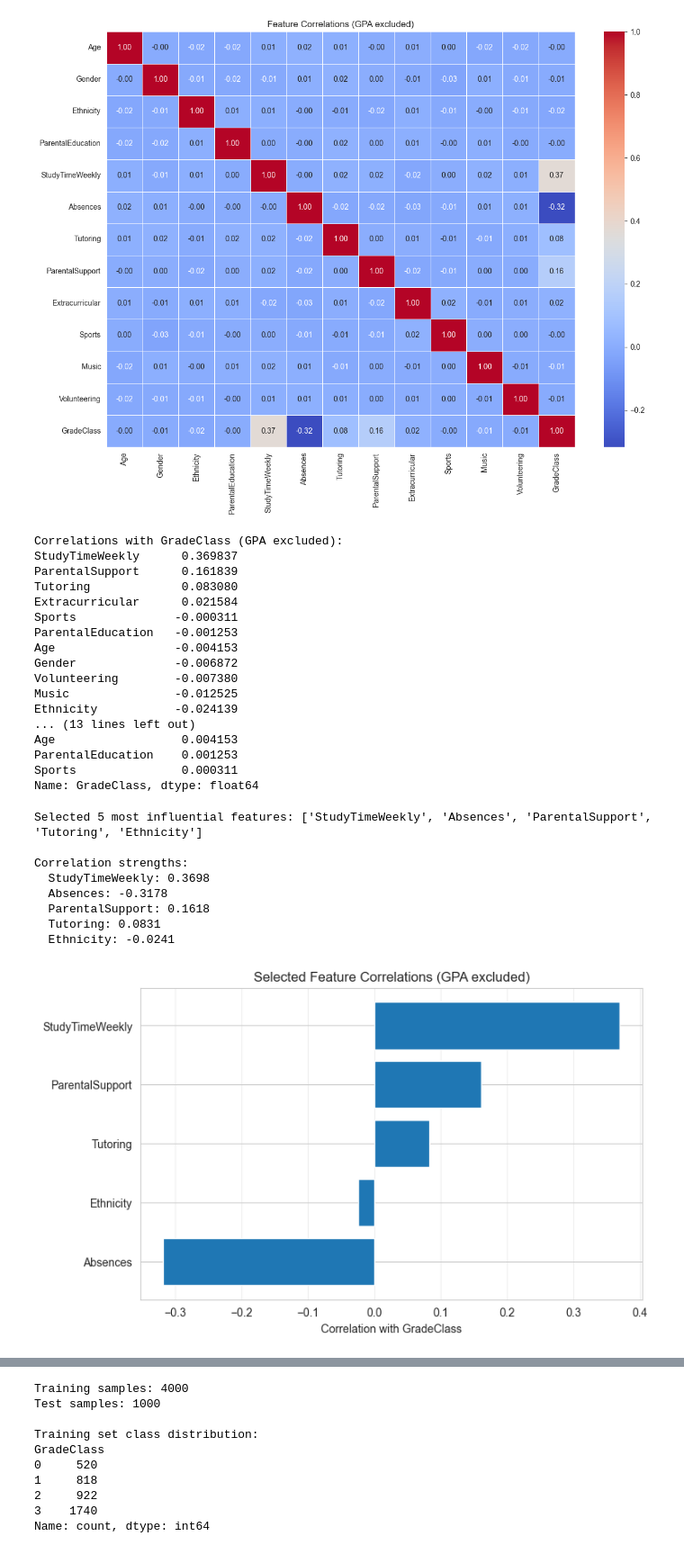
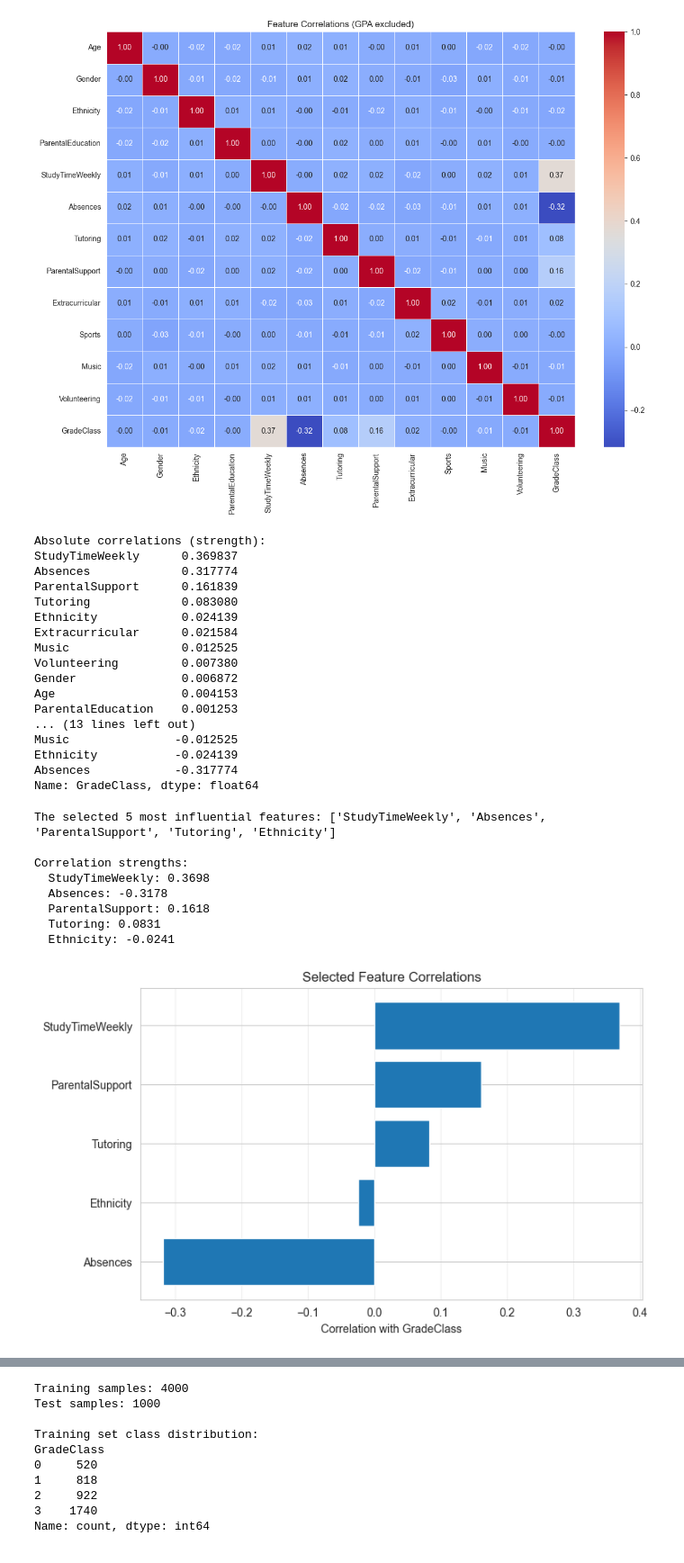
Before and after one commit to Ayanibar/Project_TAM400, a Jupyter notebook: Updated_TamProject.ipynb, the cells around one changed output, grey strips where cells are left out. Shown at 90% size. Cells and saved outputs as stored; diff of their text form; code cells hidden in the pictures.

```diff
--- a/Updated_TamProject.ipynb
+++ b/Updated_TamProject.ipynb
@@ -92,53 +82,53 @@ plt.show()
 features_for_corr = [col for col in df.columns if col not in ['GPA', 'StudentID', 'GradeClass']]
 correlations = df[features_for_corr + ['GradeClass']].corr()['GradeClass'].drop('GradeClass').sort_values(ascending=False)
 
-print("Correlations with GradeClass (GPA excluded):")
-print(correlations)
-
 print("\nAbsolute correlations (strength):")
 print(correlations.abs().sort_values(ascending=False))
+
+print("\nCorrelations with GradeClass (GPA excluded):")
+print(correlations)
 # %% [output]
-Correlations with GradeClass (GPA excluded):
+Absolute correlations (strength):
 StudyTimeWeekly      0.369837
+Absences             0.317774
 ParentalSupport      0.161839
 Tutoring             0.083080
+Ethnicity            0.024139
 Extracurricular      0.021584
-Sports              -0.000311
-ParentalEducation   -0.001253
-Age                 -0.004153
-Gender              -0.006872
-Volunteering        -0.007380
+Music                0.012525
+Volunteering         0.007380
+Gender               0.006872
+Age                  0.004153
+ParentalEducation    0.001253
+... (13 lines left out)
 Music               -0.012525
 Ethnicity           -0.024139
-... (13 lines left out)
-Age                  0.004153
-ParentalEducation    0.001253
-Sports               0.000311
+Absences            -0.317774
 Name: GradeClass, dtype: float64
 # %%
 feature_corrs = correlations.abs().sort_values(ascending=False)
 selected_features = feature_corrs.head(5).index.tolist()
 
-print(f"Selected 5 most influential features: {selected_features}")
+print(f"The selected 5 most influential features: {selected_features}")
 print("\nCorrelation strengths:")
 for feature in selected_features:
     print(f"  {feature}: {correlations[feature]:.4f}")
 
-# Bar chart
+
 plt.figure(figsize=(8,5))
 correlations_selected = correlations[selected_features].sort_values()
 plt.barh(correlations_selected.index, correlations_selected.values)
 plt.xlabel('Correlation with GradeClass')
-plt.title('Selected Feature Correlations (GPA excluded)')
+plt.title('Selected Feature Correlations')
 plt.grid(axis='x', alpha=0.3)
 plt.show()
 # %% [output]
-Selected 5 most influential features: ['StudyTimeWeekly', 'Absences', 'ParentalSupport', 'Tutoring', 'Ethnicity']
+The selected 5 most influential features: ['StudyTimeWeekly', 'Absences', 'ParentalSupport', 'Tutoring', 'Ethnicity']
 
 Correlation strengths:
   StudyTimeWeekly: 0.3698
   Absences: -0.3178
   ParentalSupport: 0.1618
   Tutoring: 0.0831
   Ethnicity: -0.0241
-[figure, old version]
+[figure, new version]
```
Also changed, not shown: parts of 11 cells of this notebook.
